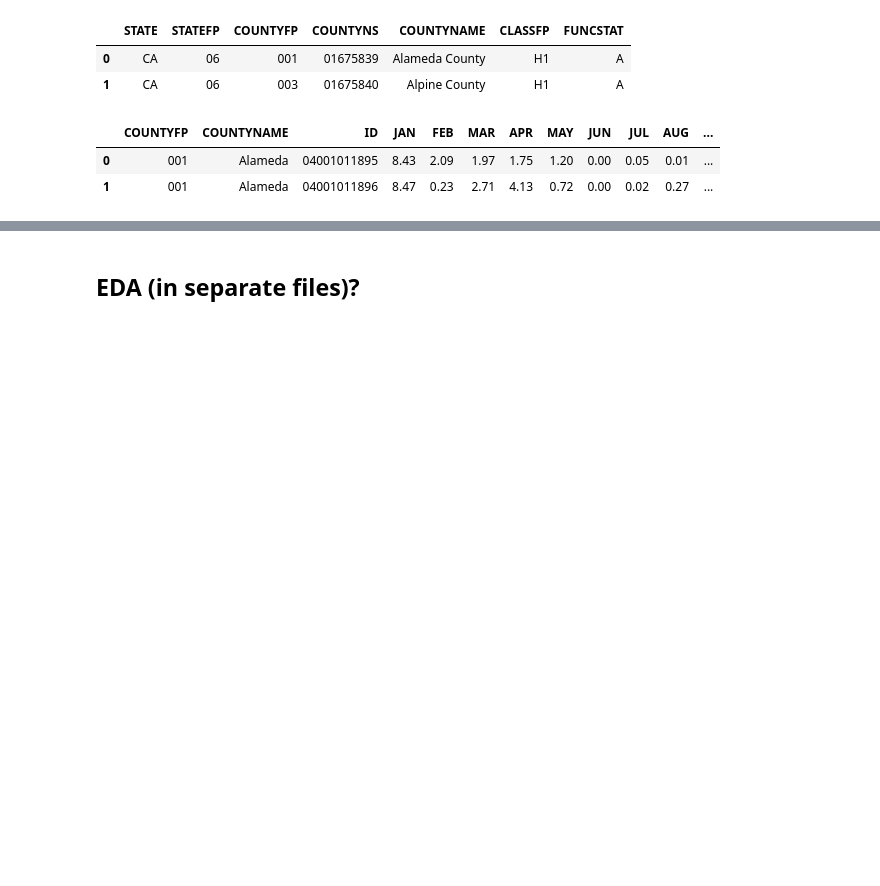
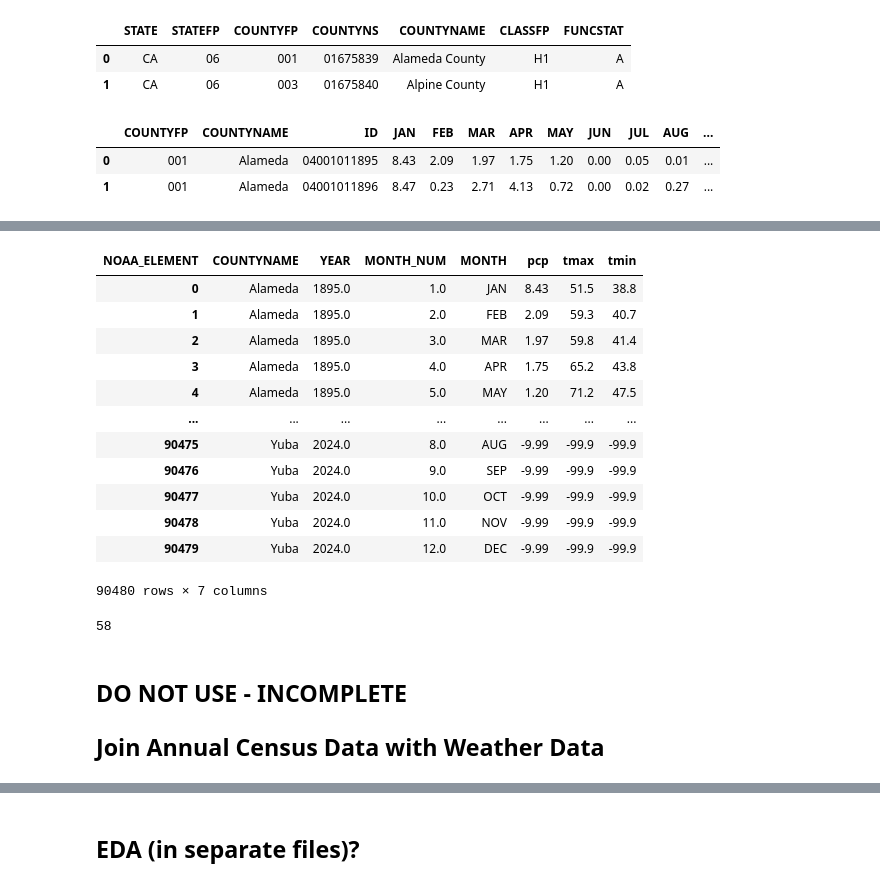
Before and after one commit to reesejcarlton/CA-Fire-Predictions, a Jupyter notebook: Code/wildfire_prediction__data_prep.ipynb, the cells around one changed output, grey strips where cells are left out. Cells and saved outputs as stored; diff of their text form; code cells hidden in the pictures; blank space fills up the shorter version.

```diff
--- a/Code/wildfire_prediction__data_prep.ipynb
+++ b/Code/wildfire_prediction__data_prep.ipynb
@@ -169,0 +182,32 @@ noaa_ca_counties_df.head(2)
+# %%
+noaa_pivot_df = noaa_long.pivot_table(
+    index=['COUNTYNAME', 'YEAR', 'MONTH_NUM', 'MONTH'],
+    columns='NOAA_ELEMENT',
+    values='NOAA_ELEMENT_VAL'
+).sort_values(by=["COUNTYNAME", "YEAR", "MONTH_NUM"]).reset_index()
+
+noaa_pivot_df["YEAR"] = noaa_pivot_df["YEAR"].astype(float)
+noaa_pivot_df["MONTH_NUM"] = noaa_pivot_df["MONTH_NUM"].astype(float)
+
+noaa_pivot_df
+# %% [output]
+| NOAA_ELEMENT | COUNTYNAME | YEAR | MONTH_NUM | MONTH | pcp | tmax | tmin |
+| 0 | Alameda | 1895.0 | 1.0 | JAN | 8.43 | 51.5 | 38.8 |
+| 1 | Alameda | 1895.0 | 2.0 | FEB | 2.09 | 59.3 | 40.7 |
+| 2 | Alameda | 1895.0 | 3.0 | MAR | 1.97 | 59.8 | 41.4 |
+| 3 | Alameda | 1895.0 | 4.0 | APR | 1.75 | 65.2 | 43.8 |
+| 4 | Alameda | 1895.0 | 5.0 | MAY | 1.20 | 71.2 | 47.5 |
+| ... | ... | ... | ... | ... | ... | ... | ... |
+| 90475 | Yuba | 2024.0 | 8.0 | AUG | -9.99 | -99.9 | -99.9 |
+| 90476 | Yuba | 2024.0 | 9.0 | SEP | -9.99 | -99.9 | -99.9 |
+| 90477 | Yuba | 2024.0 | 10.0 | OCT | -9.99 | -99.9 | -99.9 |
+| 90478 | Yuba | 2024.0 | 11.0 | NOV | -9.99 | -99.9 | -99.9 |
+| 90479 | Yuba | 2024.0 | 12.0 | DEC | -9.99 | -99.9 | -99.9 |
+90480 rows × 7 columns
+# %%
+len(noaa_pivot_df["COUNTYNAME"].unique())
+# %% [output]
+58
+# %% [markdown]
+## DO NOT USE - INCOMPLETE
+## Join Annual Census Data with Weather Data
```
Also changed, not shown: parts of 39 cells of this notebook, 2 other files.
